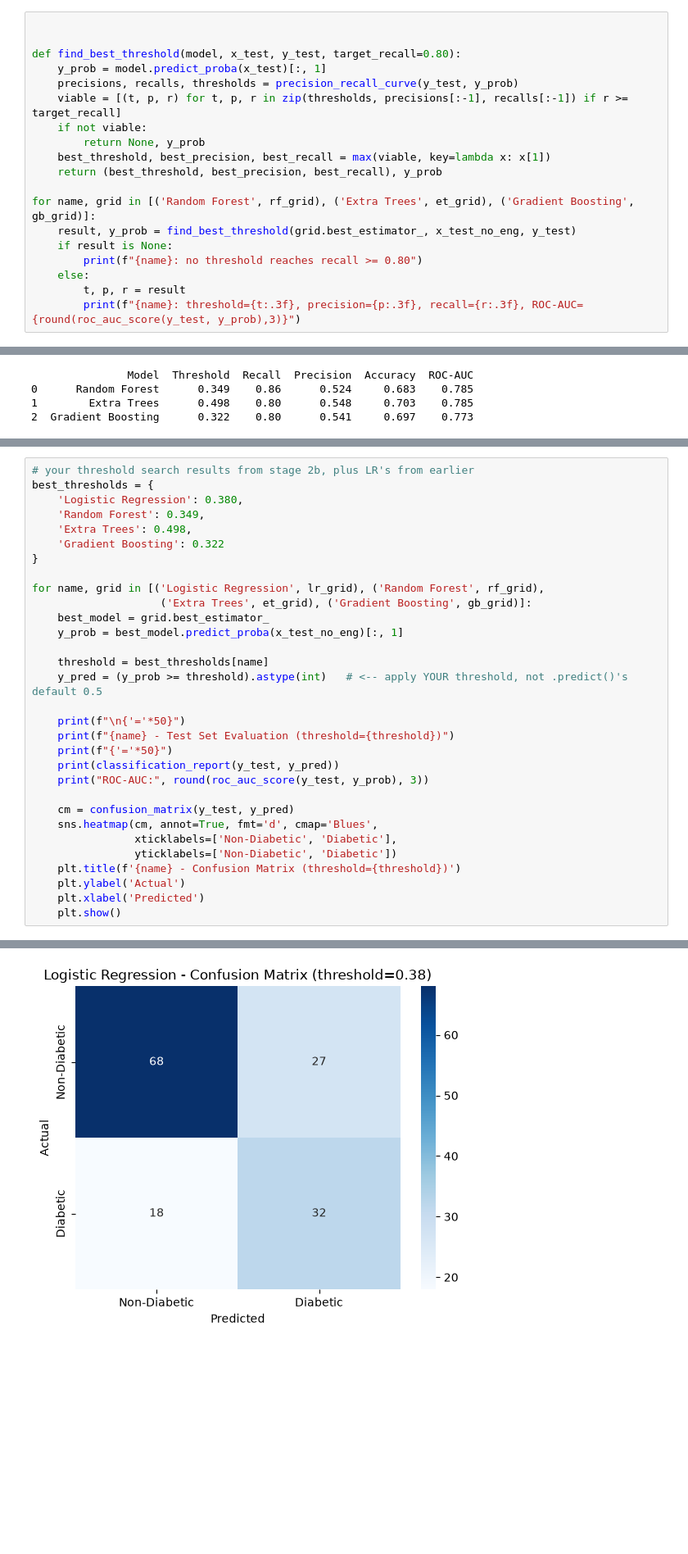
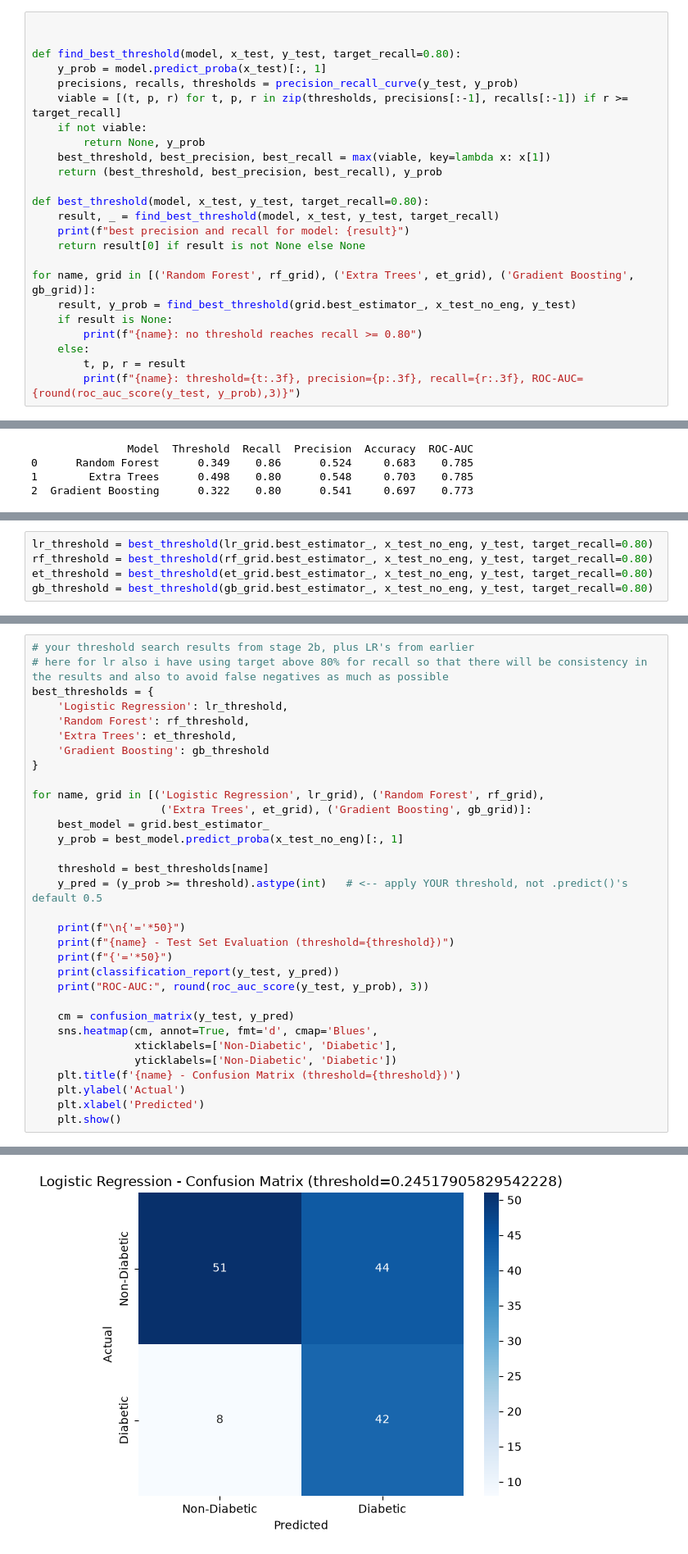
Before and after one commit to sachinadk2011/diabetes-classification-model, a Jupyter notebook: notebook/diabetes.ipynb, the cells around one changed output, grey strips where cells are left out. Shown at 82% size. Saved outputs shown, nothing was run; the diff lists cells and outputs as text; blank space fills up the shorter version.

```diff
--- a/diabetes.ipynb
+++ b/notebook/diabetes.ipynb
@@ -1662,6 +1662,11 @@ def find_best_threshold(model, x_test, y_test, target_recall=0.80):
     best_threshold, best_precision, best_recall = max(viable, key=lambda x: x[1])
     return (best_threshold, best_precision, best_recall), y_prob
 
+def best_threshold(model, x_test, y_test, target_recall=0.80):
+    result, _ = find_best_threshold(model, x_test, y_test, target_recall)
+    print(f"best precision and recall for model: {result}")
+    return result[0] if result is not None else None
+
 for name, grid in [('Random Forest', rf_grid), ('Extra Trees', et_grid), ('Gradient Boosting', gb_grid)]:
     result, y_prob = find_best_threshold(grid.best_estimator_, x_test_no_eng, y_test)
     if result is None:
@@ -1727,3 +1732,8 @@ Forest's clearer recall improvement.
 **Random Forest (max_depth=6, min_samples_split=10, min_samples_leaf=1,
 n_estimators=100, threshold=0.349) is selected pending the final ROC curve and
 confusion matrix comparison across all models.**
+# %%
+lr_threshold = best_threshold(lr_grid.best_estimator_, x_test_no_eng, y_test, target_recall=0.80)
+rf_threshold = best_threshold(rf_grid.best_estimator_, x_test_no_eng, y_test, target_recall=0.80)
+et_threshold = best_threshold(et_grid.best_estimator_, x_test_no_eng, y_test, target_recall=0.80)
+gb_threshold = best_threshold(gb_grid.best_estimator_, x_test_no_eng, y_test, target_recall=0.80)
@@ -1730,10 +1745,11 @@ confusion matrix comparison across all models.**
 # %%
 # your threshold search results from stage 2b, plus LR's from earlier
+# here for lr also i have using target above 80% for recall so that there will be consistency in the results and also to avoid false negatives as much as possible
 best_thresholds = {
-    'Logistic Regression': 0.380,
-    'Random Forest': 0.349,
-    'Extra Trees': 0.498,
-    'Gradient Boosting': 0.322
+    'Logistic Regression': lr_threshold,
+    'Random Forest': rf_threshold,
+    'Extra Trees': et_threshold,
+    'Gradient Boosting': gb_threshold
 }
 
 for name, grid in [('Logistic Regression', lr_grid), ('Random Forest', rf_grid),
@@ -1773,4 +1789,4 @@ weighted avg       0.71      0.69      0.69       145
 
 ROC-AUC: 0.766
-[figure, old version]
+[figure, new version]
 ==================================================
```
Also changed, not shown: parts of 8 cells of this notebook, 10 other files.
